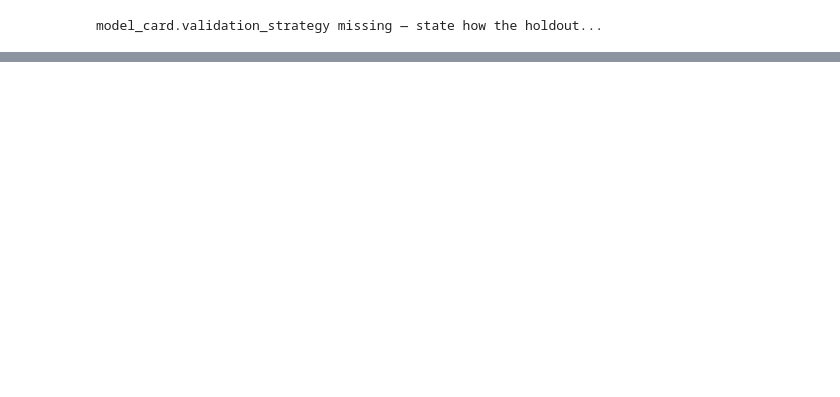
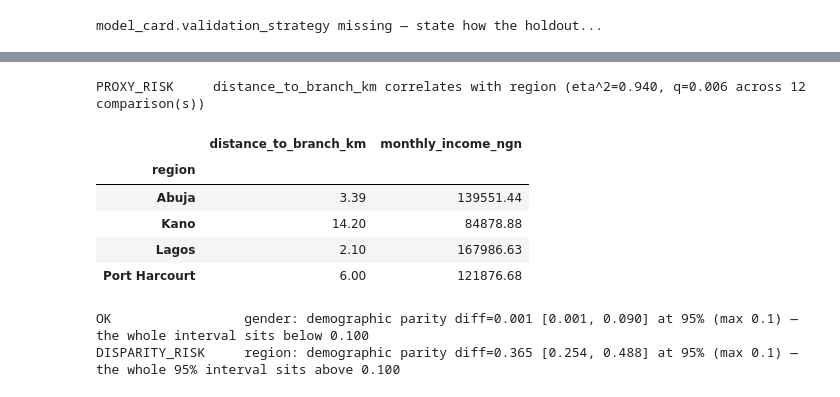
Before and after one commit to kinola-IQ/bpd_gate_QA, a Jupyter notebook: notebooks/gate_test.ipynb, the cells around one changed output, grey strips where cells are left out. Cells and saved outputs as stored; diff of their text form; code cells hidden in the pictures; blank space fills up the shorter version.

```diff
--- a/notebooks/gate_test.ipynb
+++ b/notebooks/gate_test.ipynb
@@ -356,0 +417,4 @@ TypeError: object of type 'StructuredGateContext' has no len()
+# %%
+for r in report.by_category("fairness"):
+    print(f"{'  ' if r.is_ok else '->'} {r.check_name:22} {r.flag}")
+    print(f"     {r.detail}")
@@ -356,0 +439,26 @@ TypeError: object of type 'StructuredGateContext' has no len()
+# %%
+from bdp_model_gate.structured.fairness import DisparateImpactCheck, ProxyCorrelationCheck
+
+for r in ProxyCorrelationCheck().run(context):
+    print(f"{r.flag:14} {r.detail}")
+
+display(
+    X_val.assign(region=prot_val["region"].values)
+    .groupby("region")[["distance_to_branch_km", "monthly_income_ngn"]]
+    .mean()
+    .round(2)
+)
+# %% [output]
+PROXY_RISK     distance_to_branch_km correlates with region (eta^2=0.940, q=0.006 across 12 comparison(s))
+|  | distance_to_branch_km | monthly_income_ngn |
+| region |  |  |
+| Abuja | 3.39 | 139551.44 |
+| Kano | 14.20 | 84878.88 |
+| Lagos | 2.10 | 167986.63 |
+| Port Harcourt | 6.00 | 121876.68 |
+# %%
+for r in DisparateImpactCheck().run(context):
+    print(f"{r.flag:18} {r.detail}")
+# %% [output]
+OK                 gender: demographic parity diff=0.001 [0.001, 0.090] at 95% (max 0.1) — the whole interval sits below 0.100
+DISPARITY_RISK     region: demographic parity diff=0.365 [0.254, 0.488] at 95% (max 0.1) — the whole 95% interval sits above 0.100
```
Also changed, not shown: parts of 16 cells of this notebook, 6 other files.
